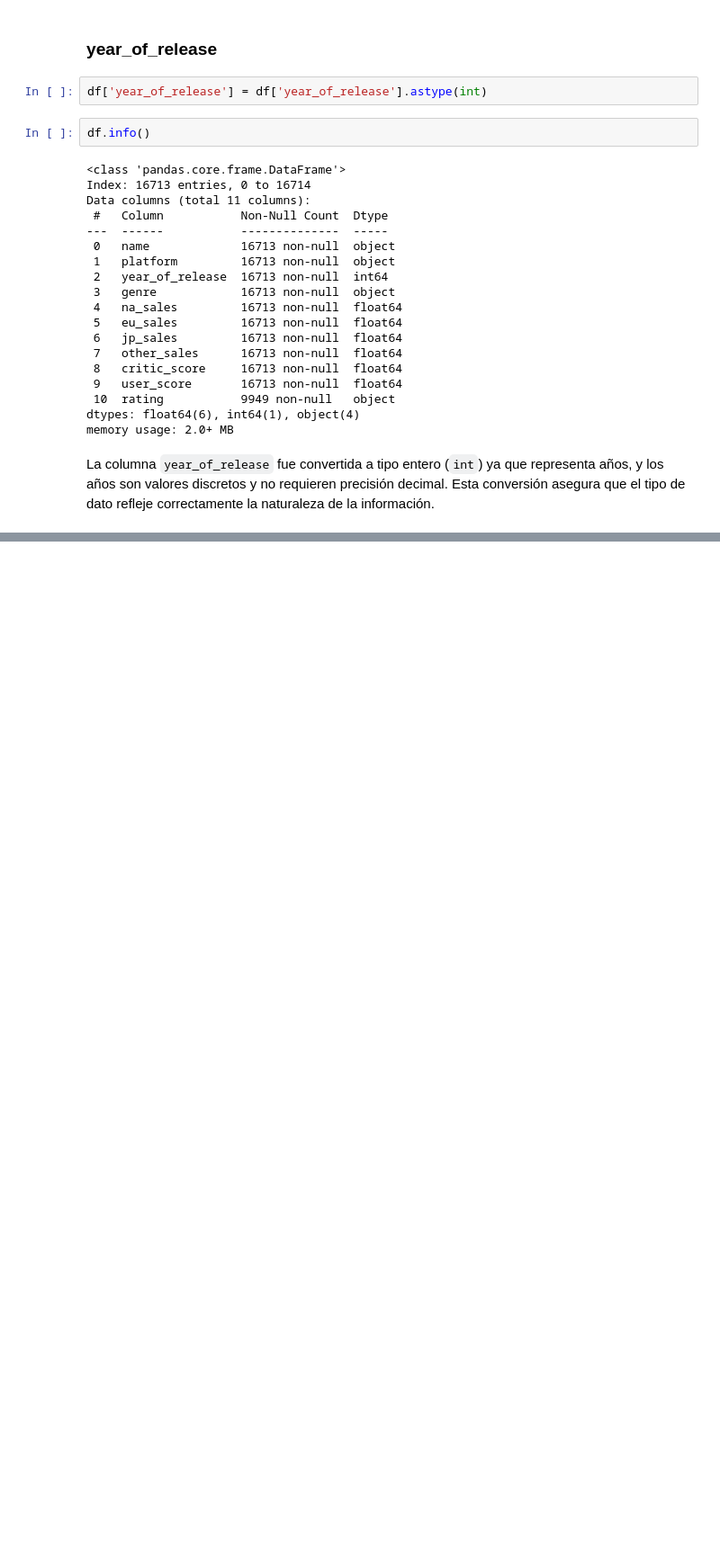
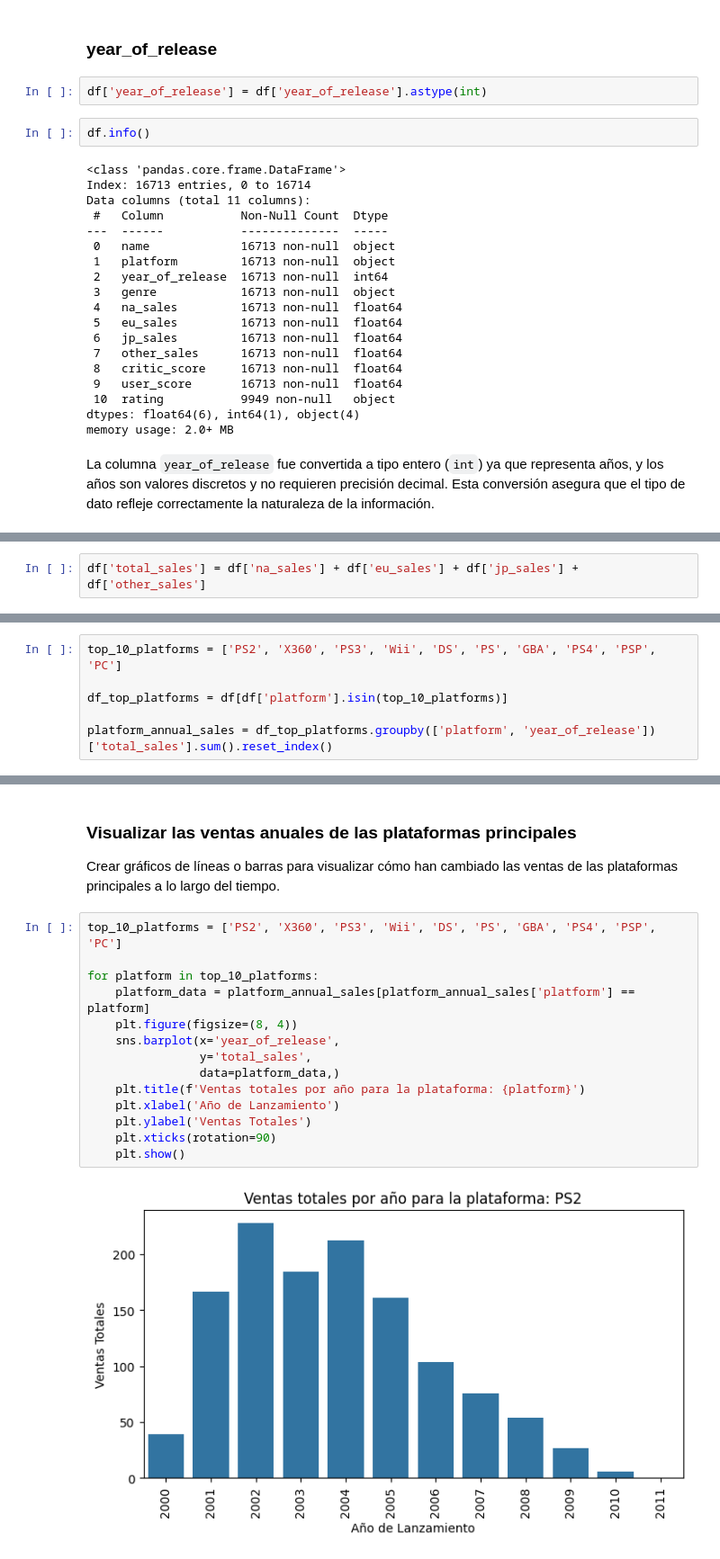
Before and after one commit to Davichobacter/data_science_tt, a Jupyter notebook: sprint_6/notebook.ipynb, the cells around one changed output, grey strips where cells are left out. Shown at 90% size. Drawn from its saved outputs; the diff is of its cells as text; blank space fills up the shorter version.

```diff
--- a/sprint_6/notebook.ipynb
+++ b/sprint_6/notebook.ipynb
@@ -462,0 +465,2 @@ La columna `year_of_release` fue convertida a tipo entero (`int`) ya que represe
+# %%
+df['total_sales'] = df['na_sales'] + df['eu_sales'] + df['jp_sales'] + df['other_sales']
@@ -462,0 +561,6 @@ La columna `year_of_release` fue convertida a tipo entero (`int`) ya que represe
+# %%
+top_10_platforms = ['PS2', 'X360', 'PS3', 'Wii', 'DS', 'PS', 'GBA', 'PS4', 'PSP', 'PC']
+
+df_top_platforms = df[df['platform'].isin(top_10_platforms)]
+
+platform_annual_sales = df_top_platforms.groupby(['platform', 'year_of_release'])['total_sales'].sum().reset_index()
@@ -462,0 +576,20 @@ La columna `year_of_release` fue convertida a tipo entero (`int`) ya que represe
+# %% [markdown]
+### Visualizar las ventas anuales de las plataformas principales
+
+Crear gráficos de líneas o barras para visualizar cómo han cambiado las ventas de las plataformas principales a lo largo del tiempo.
+# %%
+top_10_platforms = ['PS2', 'X360', 'PS3', 'Wii', 'DS', 'PS', 'GBA', 'PS4', 'PSP', 'PC']
+
+for platform in top_10_platforms:
+    platform_data = platform_annual_sales[platform_annual_sales['platform'] == platform]
+    plt.figure(figsize=(8, 4))
+    sns.barplot(x='year_of_release',
+                y='total_sales',
+                data=platform_data,)
+    plt.title(f'Ventas totales por año para la plataforma: {platform}')
+    plt.xlabel('Año de Lanzamiento')
+    plt.ylabel('Ventas Totales')
+    plt.xticks(rotation=90)
+    plt.show()
+# %% [output]
+[figure, added]
```
Also changed, not shown: parts of 55 cells of this notebook.
